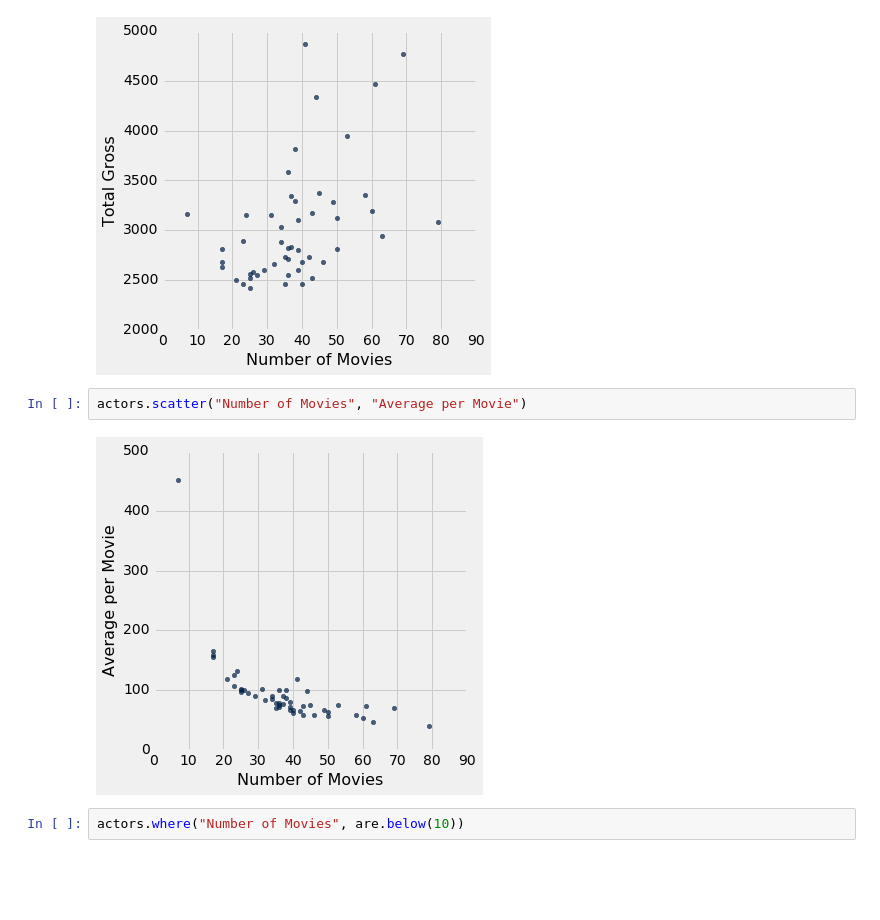
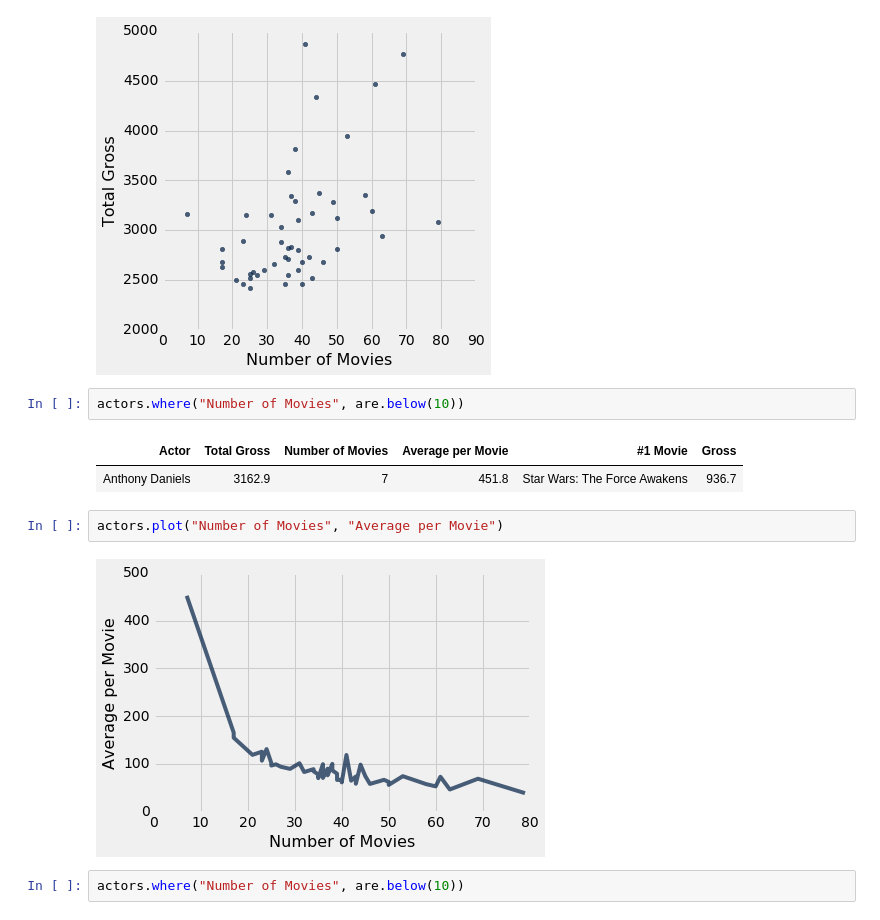
Before and after one commit to data-8r/course-assets, a Jupyter notebook: lectures/lecture13.ipynb, the cells around one changed output. Drawn from its saved outputs; the diff is of its cells as text; blank space fills up the shorter version.

```diff
--- a/lectures/lecture13.ipynb
+++ b/lectures/lecture13.ipynb
@@ -522,10 +103,15 @@ actors
 actors.scatter("Number of Movies", "Total Gross")
 # %% [output]
 [figure]
+# %%
+actors.where("Number of Movies", are.below(10))
+# %% [output]
+| Actor | Total Gross | Number of Movies | Average per Movie | #1 Movie | Gross |
+| Anthony Daniels | 3162.9 | 7 | 451.8 | Star Wars: The Force Awakens | 936.7 |
 # %%
-actors.scatter("Number of Movies", "Average per Movie")
+actors.plot("Number of Movies", "Average per Movie")
 # %% [output]
-[figure, old version]
+[figure, new version]
 # %%
 actors.where("Number of Movies", are.below(10))
 # %% [output]
```
Also changed, not shown: parts of 54 cells of this notebook, 14 other files.
